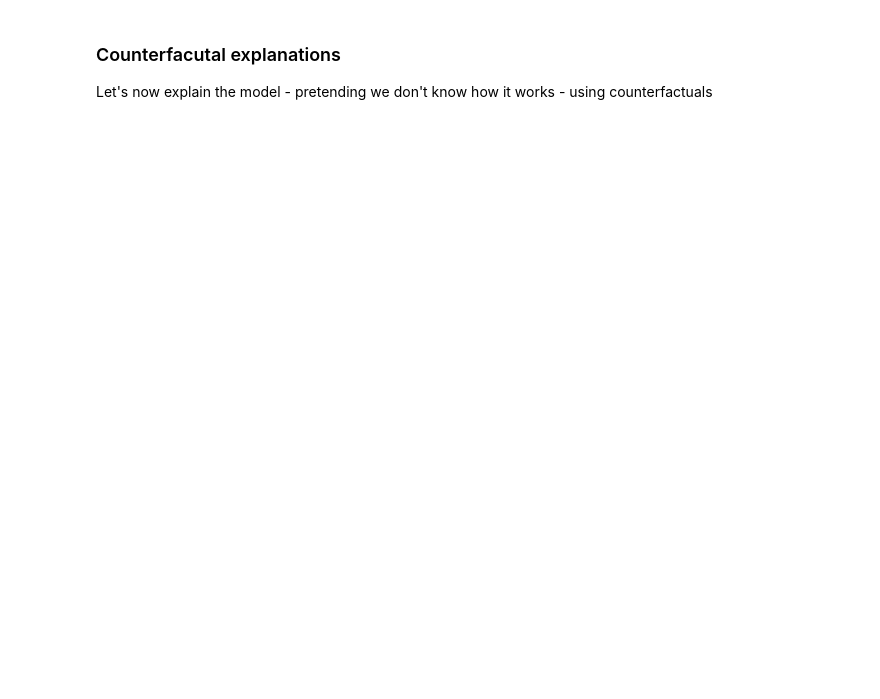
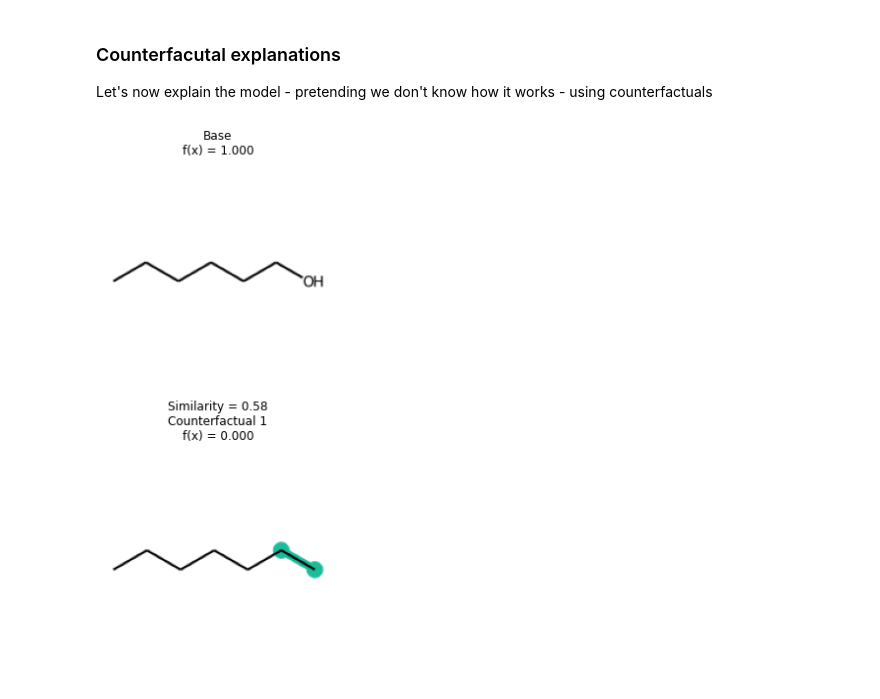
Before and after one commit to webbtheosim/ml-workshop-acsmarm2022, a Jupyter notebook: site/source/20220603-applied/notebook-b.ipynb, the cells around one changed output. Cells and saved outputs as stored; diff of their text form; code cells hidden in the pictures; blank space fills up the shorter version.

```diff
--- a/site/source/20220603-applied/notebook-b.ipynb
+++ b/site/source/20220603-applied/notebook-b.ipynb
@@ -38,4 +47,7 @@ import exmol
 instance = 'CCCCCCO'
 space = exmol.sample_space(instance, model, batched=False)
 # %%
-## How can we find counterfactuals?
+cfs = exmol.cf_explain(space, 1)
+exmol.plot_cf(cfs)
+# %% [output]
+[figure, added]
```
Also changed, not shown: parts of 13 cells of this notebook.
